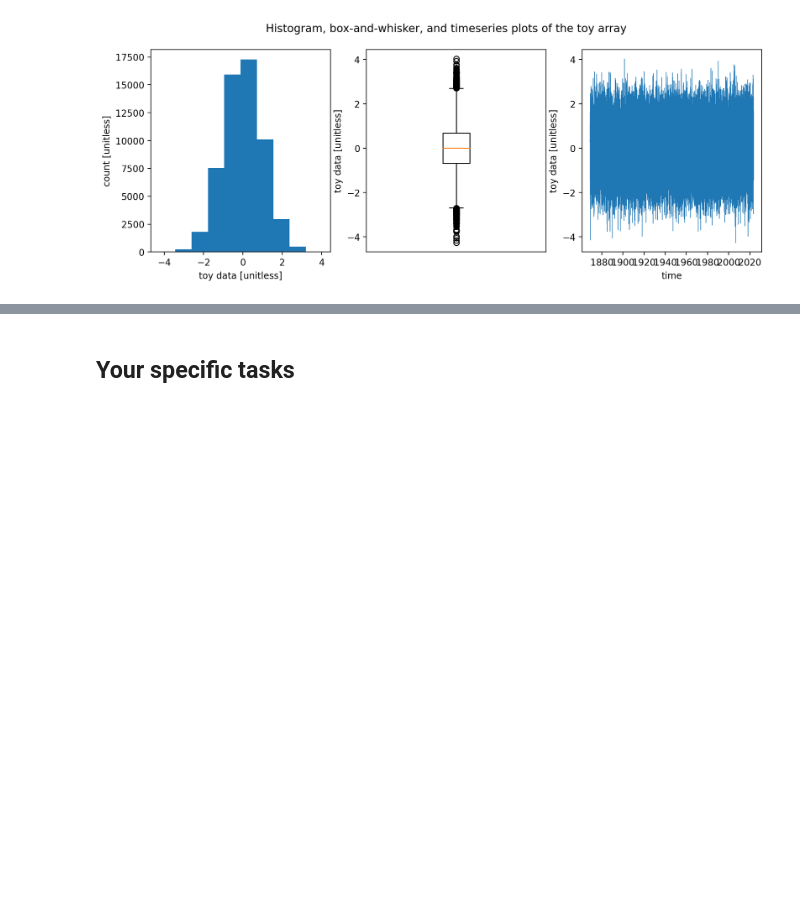
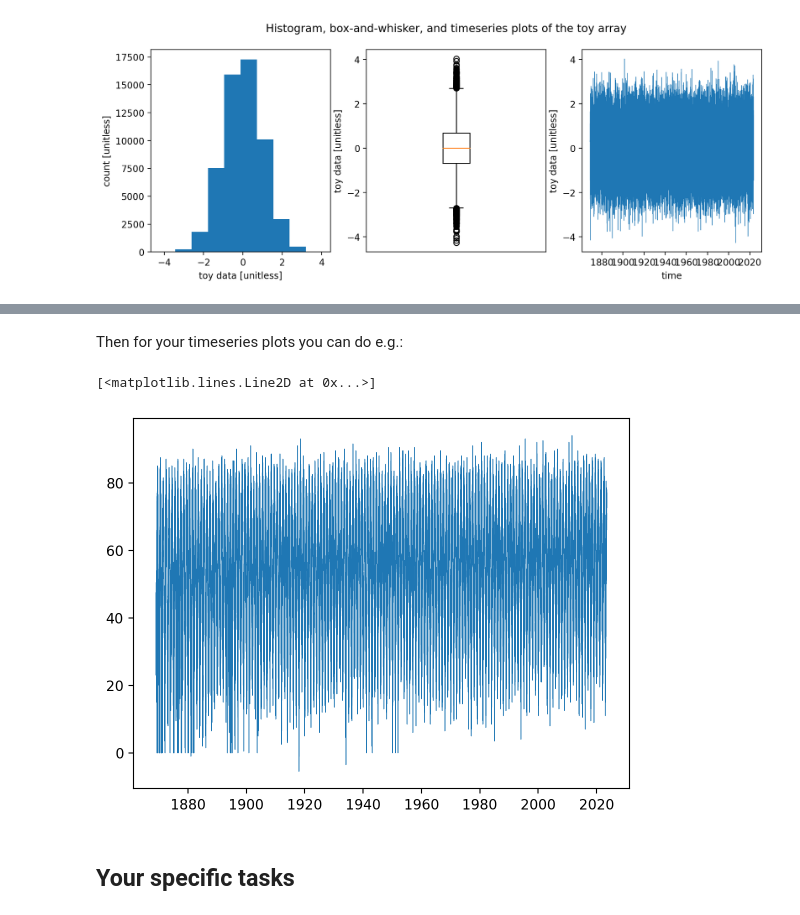
Before and after one commit to spencerahill/stat-methods-course, a Jupyter notebook: _sources/assignments/hw-data-viz.ipynb, the cells around one changed output, grey strips where cells are left out. Cells and saved outputs as stored; diff of their text form; code cells hidden in the pictures; blank space fills up the shorter version.

```diff
--- a/_sources/assignments/hw-data-viz.ipynb
+++ b/_sources/assignments/hw-data-viz.ipynb
@@ -94,3 +116,21 @@ Text(0.5, 0.98, 'Histogram, box-and-whisker, and timeseries plots of the toy arr
+# %%
+# Decode the times into an array of dates using the `num2date` function of the `cftime` package.
+import cftime
+times_encoded = ds_nc4["time"]
+dates = cftime.num2date(
+    times_encoded[:],
+    times_encoded.units,
+    times_encoded.calendar,
+    only_use_cftime_datetimes=False,
+    only_use_python_datetimes=True,
+)
+# %% [markdown]
+Then for your timeseries plots you can do e.g.:
+# %%
+plt.plot(dates, ds_nc4["temp_avg"][:], linewidth=0.5)
+# %% [output]
+[<matplotlib.lines.Line2D at 0x...>]
+[figure, added]
 # %% [markdown]
 ## Your specific tasks
 # %% [markdown]
```
Also changed, not shown: parts of 6 cells of this notebook, 13 other files.
